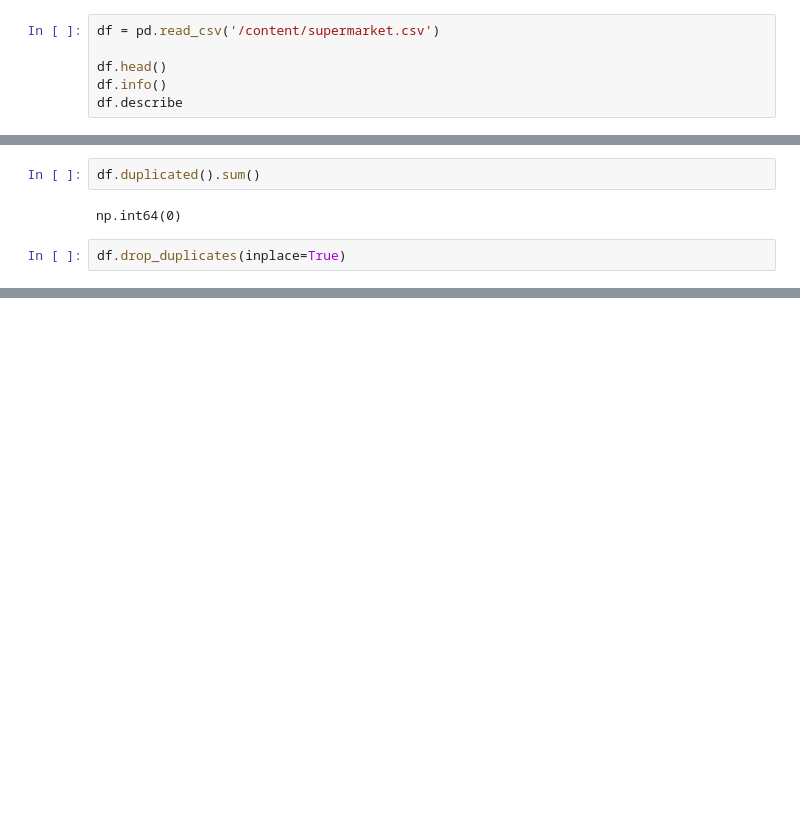
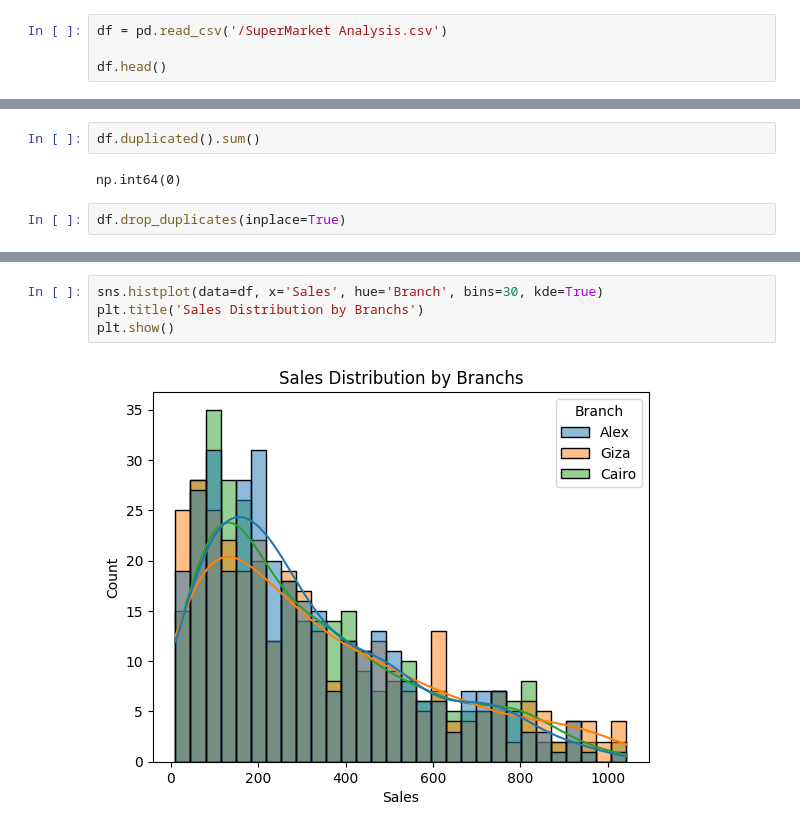
Before and after one commit to m0sfe/Supermarket-Sales-Analysis, a Jupyter notebook: Python_Project.ipynb, the cells around one changed output, grey strips where cells are left out. Saved outputs shown, nothing was run; the diff lists cells and outputs as text; blank space fills up the shorter version.

```diff
--- a/Python_Project.ipynb
+++ b/Python_Project.ipynb
@@ -6,9 +8,7 @@ import numpy as np
 import matplotlib.pyplot as plt
 import seaborn as sns
 # %%
-df = pd.read_csv('/content/supermarket.csv')
+df = pd.read_csv('/SuperMarket Analysis.csv')
 
 df.head()
-df.info()
-df.describe
 # %% [output]
@@ -108,0 +138,6 @@ df.drop_duplicates(inplace=True)
+# %%
+sns.histplot(data=df, x='Sales', hue='Branch', bins=30, kde=True)
+plt.title('Sales Distribution by Branchs')
+plt.show()
+# %% [output]
+[figure, added]
```
Also changed, not shown: parts of 19 cells of this notebook.
